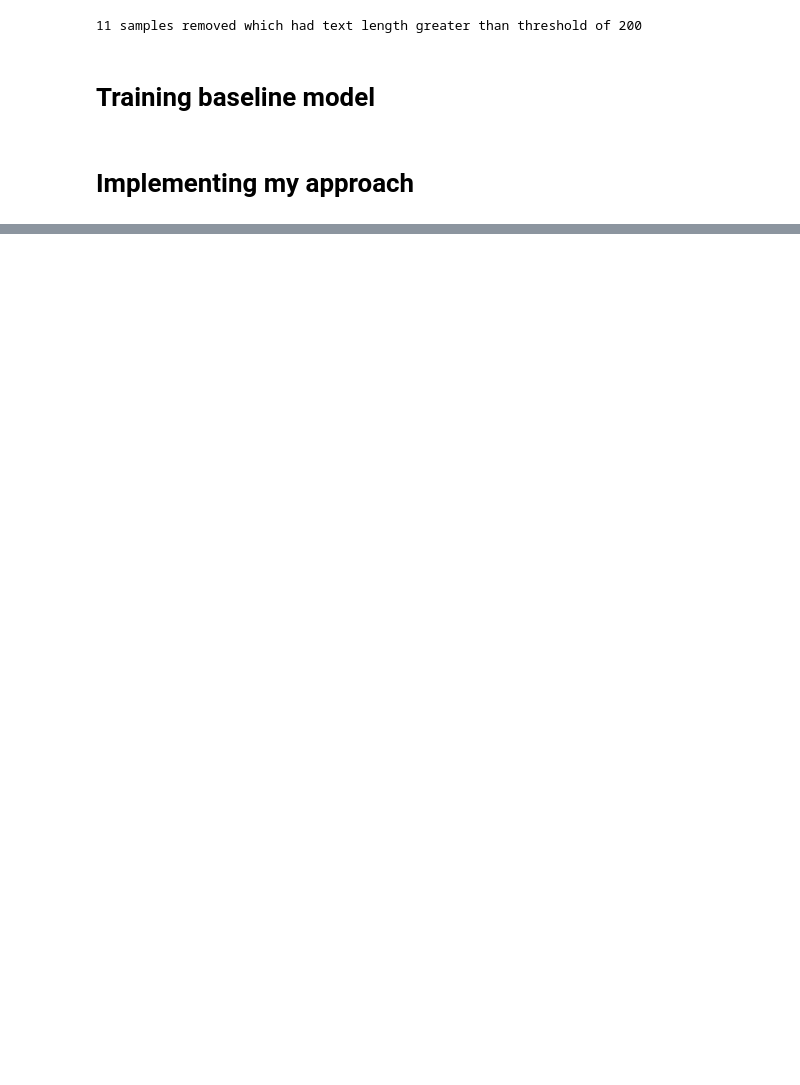
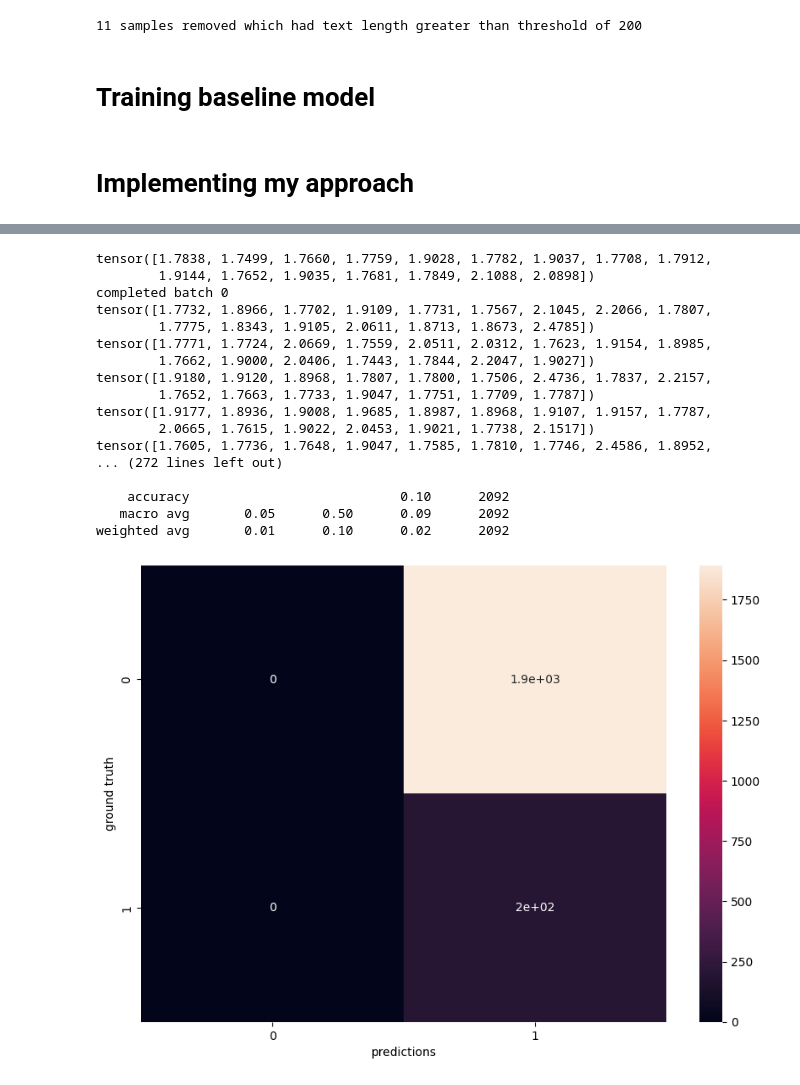
Before and after one commit to PingPianoPong/60035NaturalLanguageProcessingCW, a Jupyter notebook: main.ipynb, the cells around one changed output, grey strips where cells are left out. Drawn from its saved outputs; the diff is of its cells as text; code cells hidden in the pictures; blank space fills up the shorter version.

Commit message:
test: made first visualisation of my model

```diff
--- a/main.ipynb
+++ b/main.ipynb
@@ -58,7 +58,7 @@ def labels2file(p, file_name):
 			outf.write(','.join([str(k) for k in pi])+'\n')
 
 def convert_label_to_binary(x):
-    return 0 if x in [0, 1] else 1
+    return 0 if x <= 1.5 else 1
 
 # Tokenize the dataset
 tokenizer = AutoTokenizer.from_pretrained("FacebookAI/roberta-base")
@@ -349,7 +349,7 @@ class MyModel(nn.Module):
         return x
 # %%
 new_model = MyModel().to(device)
-optimiser = torch.optim.AdamW(new_model.parameters(), lr=2e-4, weight_decay=0.01)
+optimiser = torch.optim.AdamW(new_model.parameters(), lr=2e-5, weight_decay=0.01)
 criterion = torch.nn.MSELoss()
 softmax = torch.nn.Softmax(dim=1)
 epoch = 10
@@ -426,0 +427,45 @@ epoch: 9, batch: 520, loss: 2.97205, lr: 0.0000002
+# %%
+new_model = MyModel().to(device)
+saved_state = torch.load("./new_models/model.pth")
+new_model.load_state_dict(saved_state['model_state_dict'])
+
+softmax = torch.nn.Softmax(dim=1)
+weight_tensor = torch.tensor([i for i in range(5)]).to(device)
+
+predictions, ground_truths = [], []
+decision_boundary = 1.5
+
+new_model.eval()
+with torch.no_grad():
+    for index, batch in enumerate(dev_loader):
+        input_ids = batch['input_ids'].to(device)
+        attention_mask = batch['attention_mask'].to(device)
+        country_encodings = batch['country_code'].view(input_ids.size(0), 20).to(device)
+        labels = batch['labels'].to(device)
+        output = new_model(input_ids, attention_mask, country_encodings)
+        pred = (softmax(output) * weight_tensor).sum(dim=1)
+        labels = batch['labels']
+
+        print(pred.cpu())
+        predictions.extend(pred.cpu() >= decision_boundary)
+        ground_truths.extend(labels >= decision_boundary)
+
+        if index % 10 == 0: print(f'completed batch {index}')
+print("Evaluation finished!\n")
+
+# Reformat data
+predictions = np.array(predictions)
+ground_truths = np.array(ground_truths)
+cm = confusion_matrix(ground_truths, predictions)
+
+# Print confustion matrix and metrics
+print(cm)
+print(classification_report(ground_truths, predictions))
+
+# Plot confustion matrix
+df_cm = pd.DataFrame(cm, index = [i for i in "01"],
+                  columns = [i for i in "01"])
+plt.figure(figsize = (10,7))
+sn.heatmap(df_cm, annot=True).set(xlabel = 'predictions', ylabel = 'ground truth')
+plt.show()
+# %% [output]
@@ -426,0 +490,18 @@ epoch: 9, batch: 520, loss: 2.97205, lr: 0.0000002
+tensor([1.7838, 1.7499, 1.7660, 1.7759, 1.9028, 1.7782, 1.9037, 1.7708, 1.7912,
+        1.9144, 1.7652, 1.9035, 1.7681, 1.7849, 2.1088, 2.0898])
+completed batch 0
+tensor([1.7732, 1.8966, 1.7702, 1.9109, 1.7731, 1.7567, 2.1045, 2.2066, 1.7807,
+        1.7775, 1.8343, 1.9105, 2.0611, 1.8713, 1.8673, 2.4785])
+tensor([1.7771, 1.7724, 2.0669, 1.7559, 2.0511, 2.0312, 1.7623, 1.9154, 1.8985,
+        1.7662, 1.9000, 2.0406, 1.7443, 1.7844, 2.2047, 1.9027])
+tensor([1.9180, 1.9120, 1.8968, 1.7807, 1.7800, 1.7506, 2.4736, 1.7837, 2.2157,
+        1.7652, 1.7663, 1.7733, 1.9047, 1.7751, 1.7709, 1.7787])
+tensor([1.9177, 1.8936, 1.9008, 1.9685, 1.8987, 1.8968, 1.9107, 1.9157, 1.7787,
+        2.0665, 1.7615, 1.9022, 2.0453, 1.9021, 1.7738, 2.1517])
+tensor([1.7605, 1.7736, 1.7648, 1.9047, 1.7585, 1.7810, 1.7746, 2.4586, 1.8952,
+... (272 lines left out)
+
+    accuracy                           0.10      2092
+   macro avg       0.05      0.50      0.09      2092
+weighted avg       0.01      0.10      0.02      2092
+[figure, added]
```
Also changed, not shown: parts of 3 cells of this notebook.
